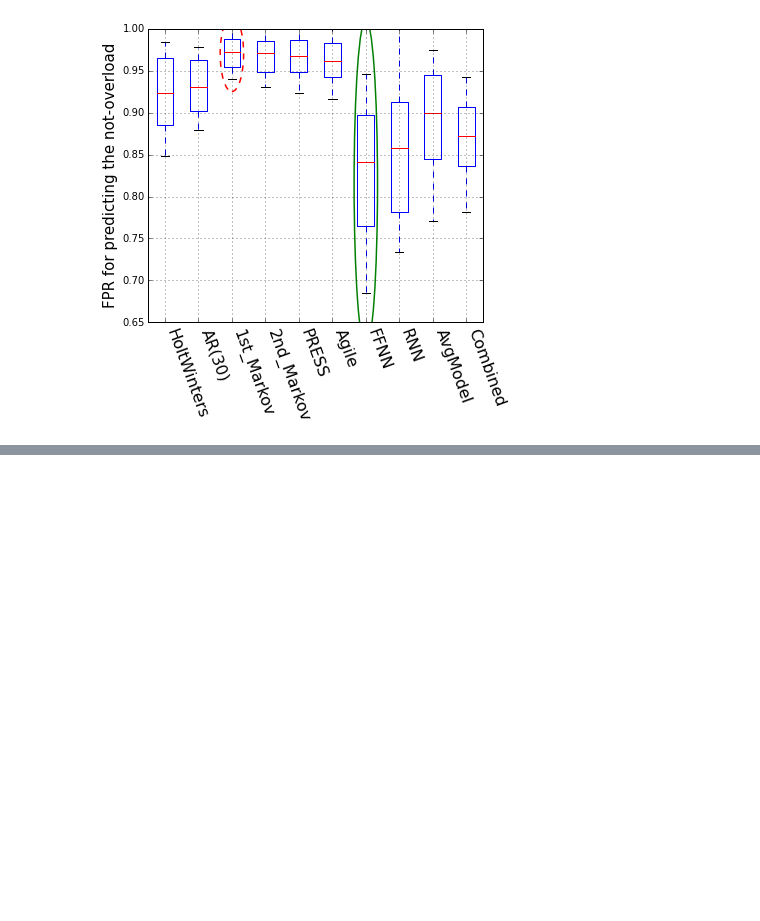
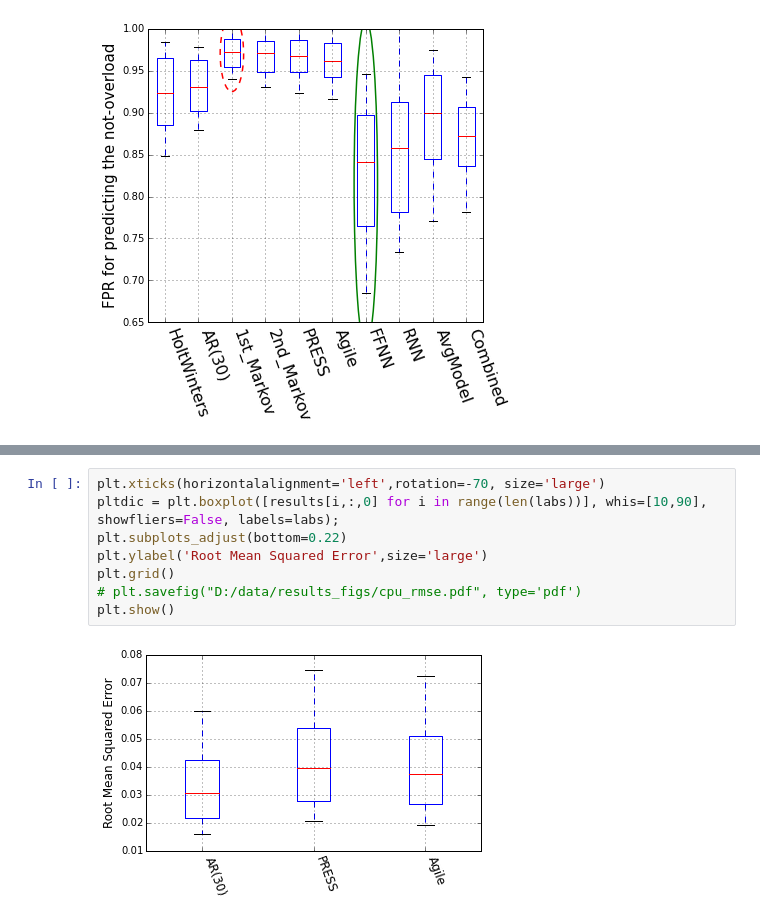
Before and after one commit to Manrich121/ForecastingCloud, a Jupyter notebook: DataPlot/src/model_evaluations_memory.ipynb, the cells around one changed output, grey strips where cells are left out. Saved outputs shown, nothing was run; the diff lists cells and outputs as text; blank space fills up the shorter version.

```diff
--- a/DataPlot/src/model_evaluations_memory.ipynb
+++ b/DataPlot/src/model_evaluations_memory.ipynb
@@ -228,0 +230,10 @@ IOError: d:/data/results/memory3_press.csv not found.
+# %%
+plt.xticks(horizontalalignment='left',rotation=-70, size='large')
+pltdic = plt.boxplot([results[i,:,0] for i in range(len(labs))], whis=[10,90], showfliers=False, labels=labs);
+plt.subplots_adjust(bottom=0.22)
+plt.ylabel('Root Mean Squared Error',size='large')
+plt.grid()
+# plt.savefig("D:/data/results_figs/cpu_rmse.pdf", type='pdf')
+plt.show()
+# %% [output]
+[figure, added]
```
Also changed, not shown: parts of 2 cells of this notebook, 8 other files.
